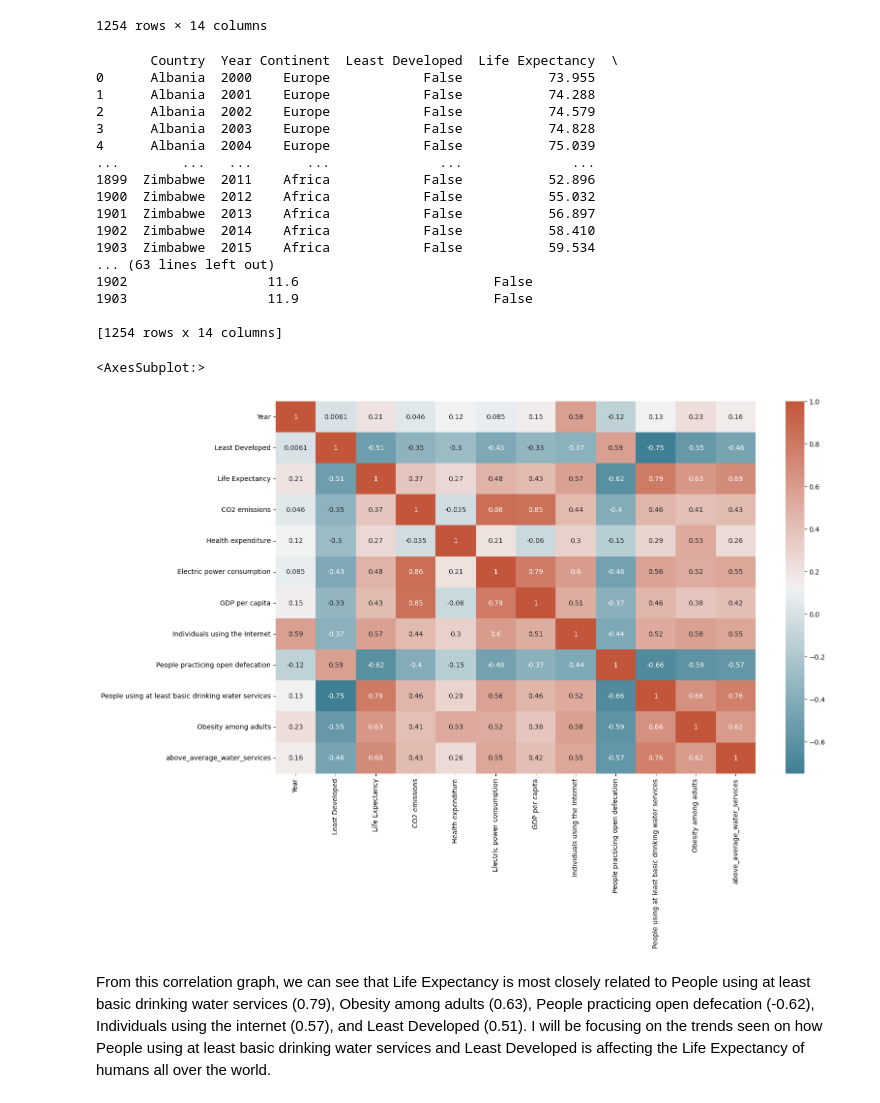
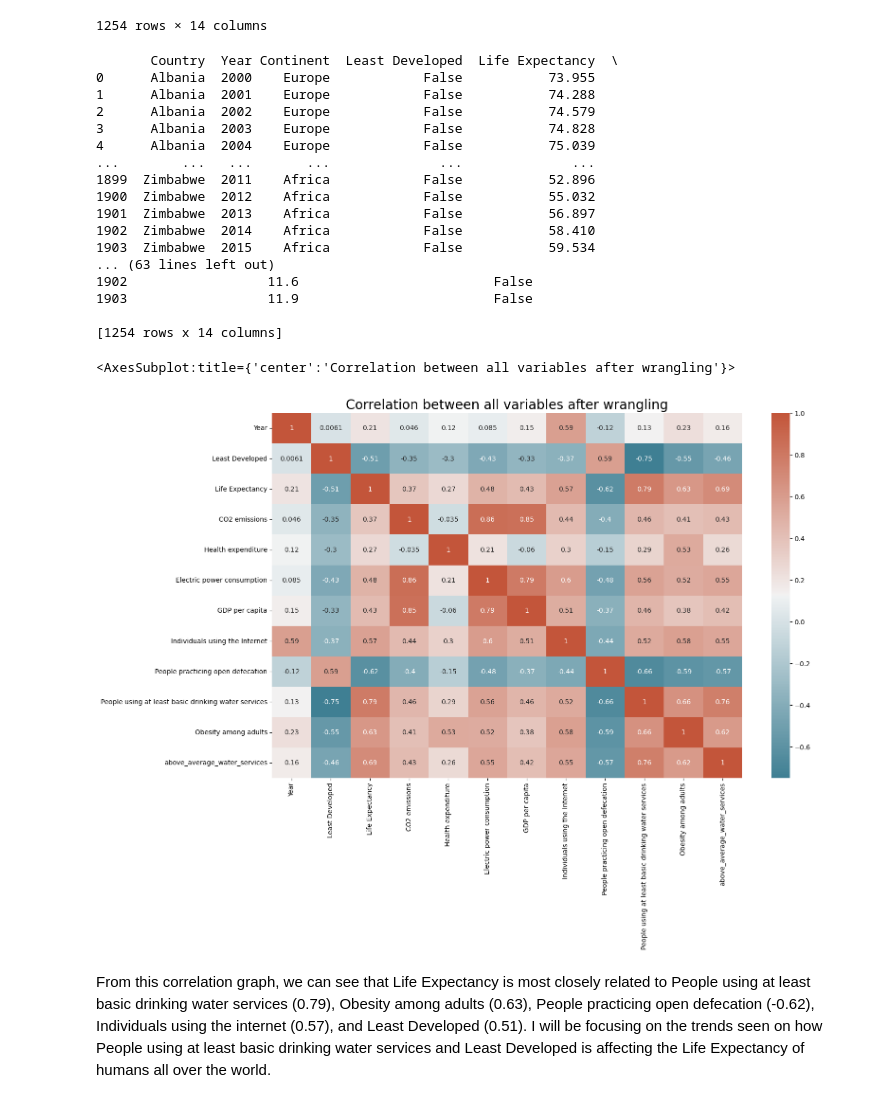
Before and after one commit to ubco-W2022T2-data301/project-group-group28, a Jupyter notebook: analysis/analysis2.ipynb, the cells around one changed output. Cells and saved outputs as stored; diff of their text form; code cells hidden in the pictures.

```diff
--- a/analysis/analysis2.ipynb
+++ b/analysis/analysis2.ipynb
@@ -182,29 +168,30 @@ df2
 1254 rows × 14 columns
 # %%
 plt.figure(figsize = (16,10))
+plt.title("Correlation between all variables after wrangling", size = 20)
 print(df2)
 corr2 = df2.corr()
 sns.heatmap(corr2, xticklabels=corr2.columns, yticklabels=corr2.columns, annot=True, cmap=sns.diverging_palette(220, 20, as_cmap=True))
 # %% [output]
        Country  Year Continent  Least Developed  Life Expectancy  \
 0      Albania  2000    Europe            False           73.955
 1      Albania  2001    Europe            False           74.288
 2      Albania  2002    Europe            False           74.579
 3      Albania  2003    Europe            False           74.828
 4      Albania  2004    Europe            False           75.039
 ...        ...   ...       ...              ...              ...
 1899  Zimbabwe  2011    Africa            False           52.896
 1900  Zimbabwe  2012    Africa            False           55.032
 1901  Zimbabwe  2013    Africa            False           56.897
 1902  Zimbabwe  2014    Africa            False           58.410
 1903  Zimbabwe  2015    Africa            False           59.534
 ... (63 lines left out)
 1902                  11.6                         False
 1903                  11.9                         False
 
 [1254 rows x 14 columns]
-<AxesSubplot:>
+<AxesSubplot:title={'center':'Correlation between all variables after wrangling'}>
-[figure, old version]
+[figure, new version]
 # %% [markdown]
 From this correlation graph, we can see that Life Expectancy is most closely related to People using at least basic drinking water services (0.79), Obesity among adults (0.63), People practicing open defecation (-0.62), Individuals using the internet (0.57), and Least Developed (0.51). I will be focusing on the trends seen on how People using at least basic drinking water services and Least Developed is affecting the Life Expectancy of humans all over the world.
 # %%
```
Also changed, not shown: parts of 13 cells of this notebook.
